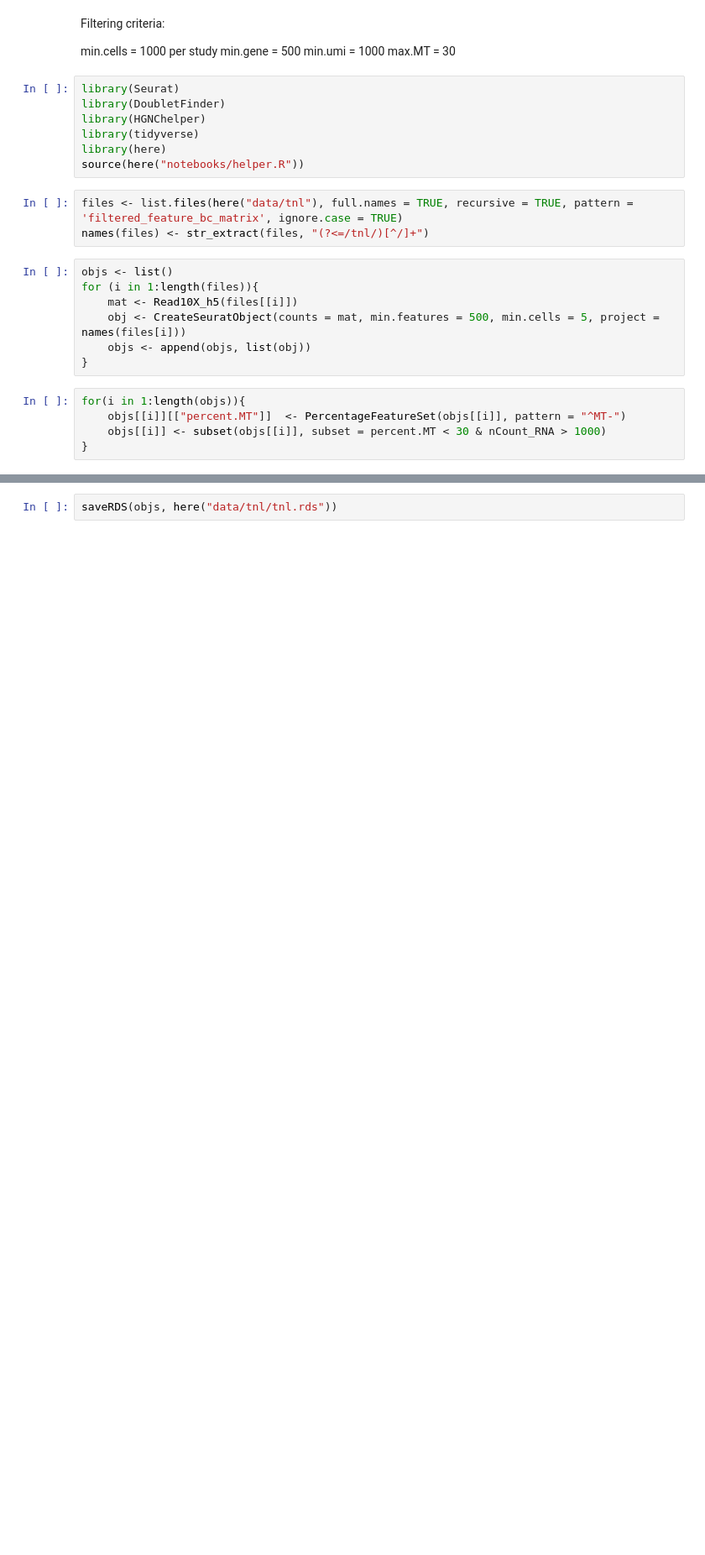
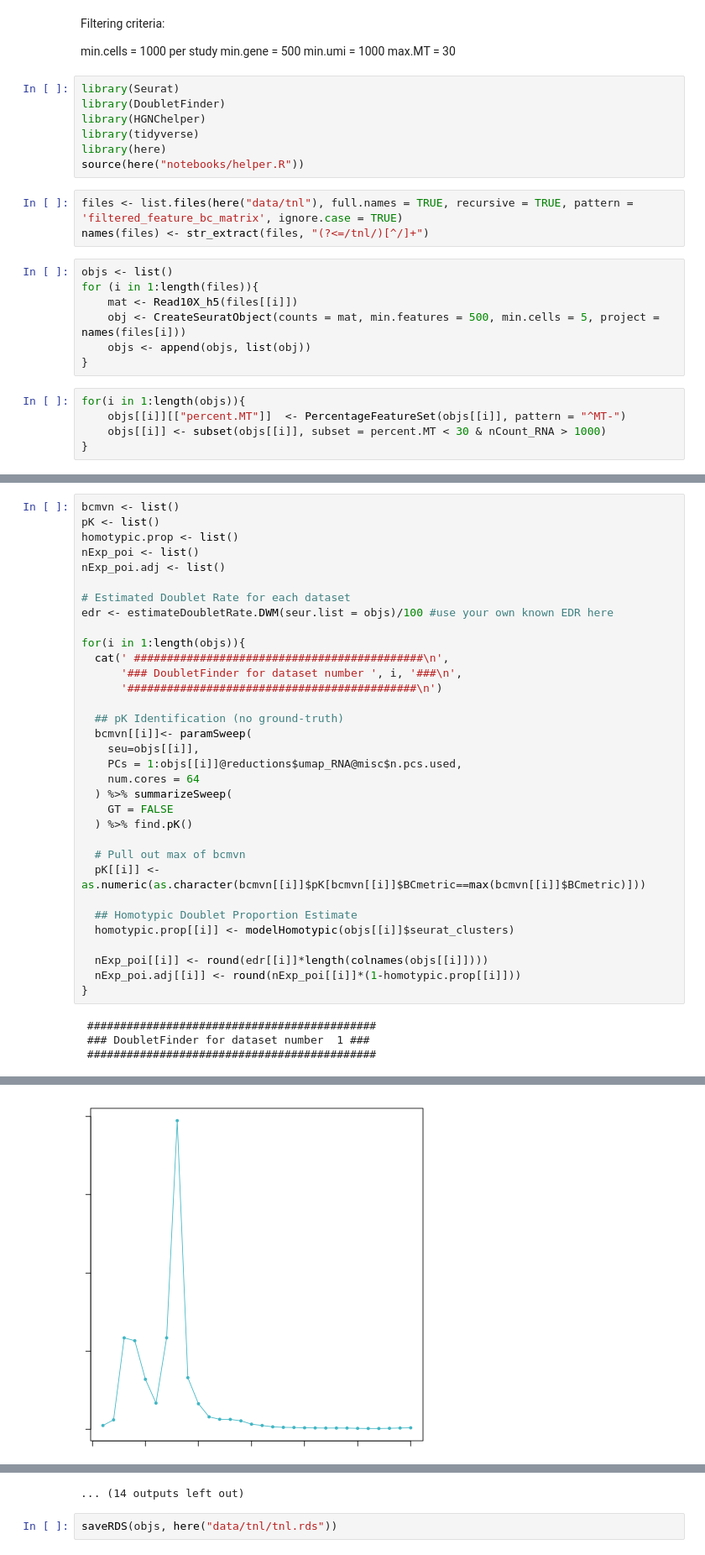
Before and after one commit to JiehoonKwak/crisprscreen, a Jupyter notebook: notebooks/tnl/preprocessR.ipynb, the cells around one changed output, grey strips where cells are left out. Shown at 84% size. Cells and saved outputs as stored; diff of their text form; blank space fills up the shorter version.

```diff
--- a/notebooks/tnl/preprocessR.ipynb
+++ b/notebooks/tnl/preprocessR.ipynb
@@ -49,0 +52,37 @@ Warning message:
+# %%
+bcmvn <- list()
+pK <- list()
+homotypic.prop <- list()
+nExp_poi <- list()
+nExp_poi.adj <- list()
+
+# Estimated Doublet Rate for each dataset
+edr <- estimateDoubletRate.DWM(seur.list = objs)/100 #use your own known EDR here
+
+for(i in 1:length(objs)){
+  cat(' ############################################\n',
+      '### DoubletFinder for dataset number ', i, '###\n',
+      '############################################\n')
+
+  ## pK Identification (no ground-truth)
+  bcmvn[[i]]<- paramSweep(
+    seu=objs[[i]],
+    PCs = 1:objs[[i]]@reductions$umap_RNA@misc$n.pcs.used,
+    num.cores = 64
+  ) %>% summarizeSweep(
+    GT = FALSE
+  ) %>% find.pK()
+
+  # Pull out max of bcmvn
+  pK[[i]] <- as.numeric(as.character(bcmvn[[i]]$pK[bcmvn[[i]]$BCmetric==max(bcmvn[[i]]$BCmetric)]))
+
+  ## Homotypic Doublet Proportion Estimate
+  homotypic.prop[[i]] <- modelHomotypic(objs[[i]]$seurat_clusters)
+
+  nExp_poi[[i]] <- round(edr[[i]]*length(colnames(objs[[i]])))
+  nExp_poi.adj[[i]] <- round(nExp_poi[[i]]*(1-homotypic.prop[[i]]))
+}
+# %% [output]
+ ############################################
+ ### DoubletFinder for dataset number  1 ###
+ ############################################
@@ -49,0 +123 @@ Warning message:
+[figure, added]
@@ -50,2 +196,3 @@ Warning message:
+... (14 outputs left out)
 # %%
 saveRDS(objs, here("data/tnl/tnl.rds"))
```
Also changed, not shown: parts of 12 cells of this notebook, 6 other files.
